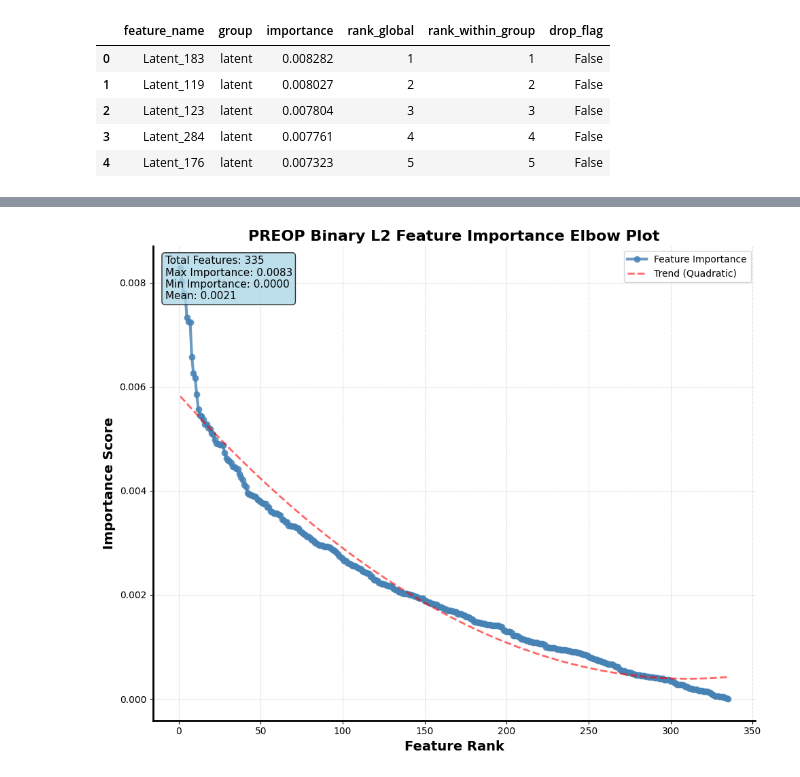
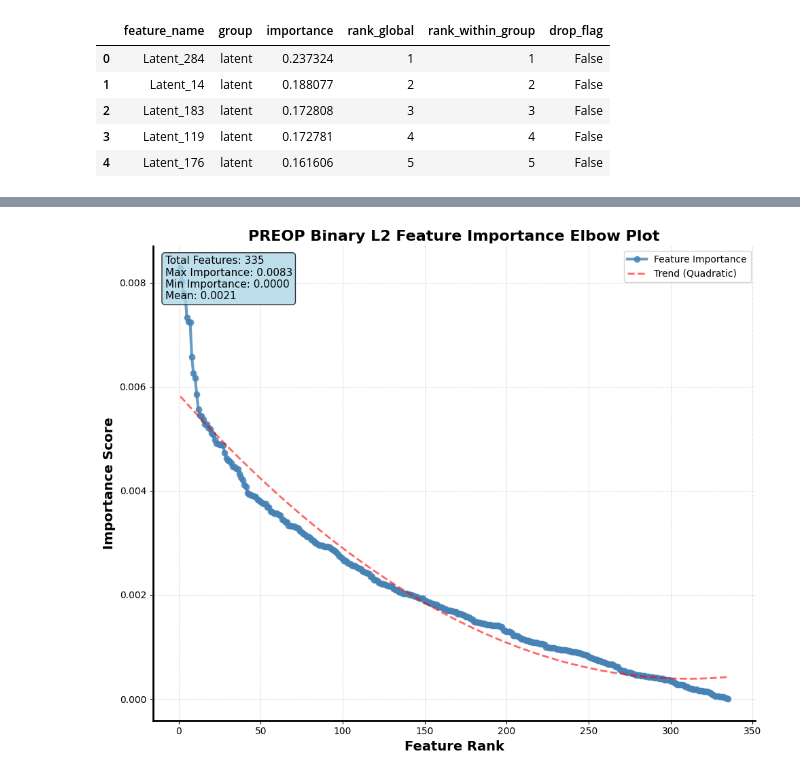
Before and after one commit to ygrepo/Craniopharyngiomas_Image_Segmentation, a Jupyter notebook: notebooks/feature_importance.ipynb, the cells around one changed output, grey strips where cells are left out. Drawn from its saved outputs; the diff is of its cells as text; code cells hidden in the pictures.

```diff
--- a/notebooks/feature_importance.ipynb
+++ b/notebooks/feature_importance.ipynb
@@ -11,13 +11,13 @@ from src.plot_util import plot_feature_importances, plot_feature_importance_accu
 %reload_ext autoreload
 %autoreload 2
 # %%
-path = "../output/metrics/preop_binary_l2_feature_importance.csv"
-df = pd.read_csv(path)
-df.head()
+path = "../output/metrics/preop_binary_elasticnet_l1ratio_0.3_feature_importance.csv"
+df1 = pd.read_csv(path)
+df1.head()
 # %% [output]
 |  | feature_name | group | importance | rank_global | rank_within_group | drop_flag |
-| 0 | Latent_183 | latent | 0.008282 | 1 | 1 | False |
-| 1 | Latent_119 | latent | 0.008027 | 2 | 2 | False |
-| 2 | Latent_123 | latent | 0.007804 | 3 | 3 | False |
-| 3 | Latent_284 | latent | 0.007761 | 4 | 4 | False |
-| 4 | Latent_176 | latent | 0.007323 | 5 | 5 | False |
+| 0 | Latent_284 | latent | 0.237324 | 1 | 1 | False |
+| 1 | Latent_14 | latent | 0.188077 | 2 | 2 | False |
+| 2 | Latent_183 | latent | 0.172808 | 3 | 3 | False |
+| 3 | Latent_119 | latent | 0.172781 | 4 | 4 | False |
+| 4 | Latent_176 | latent | 0.161606 | 5 | 5 | False |
```
Also changed, not shown: parts of 7 cells of this notebook, 4 other files.
